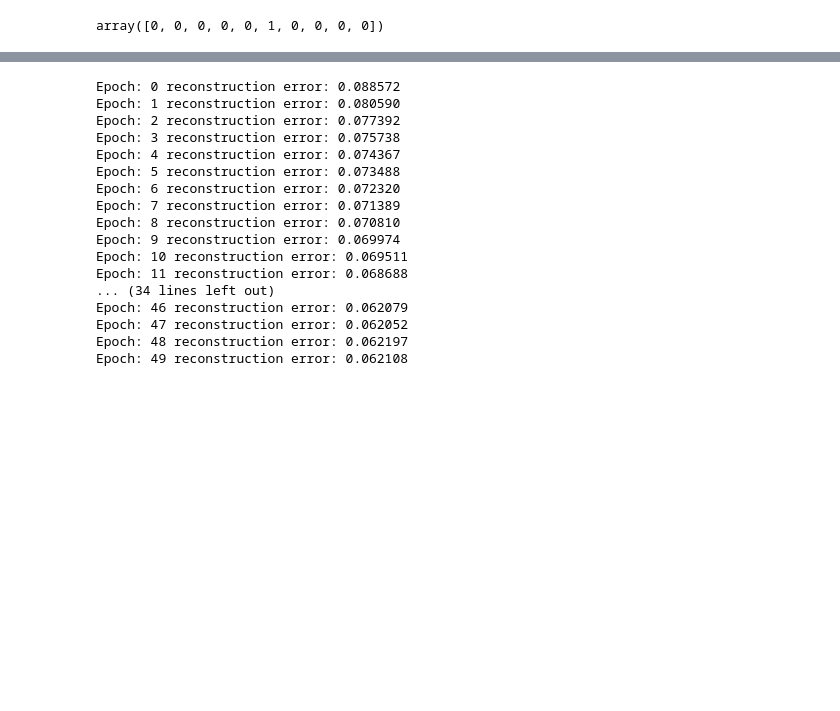
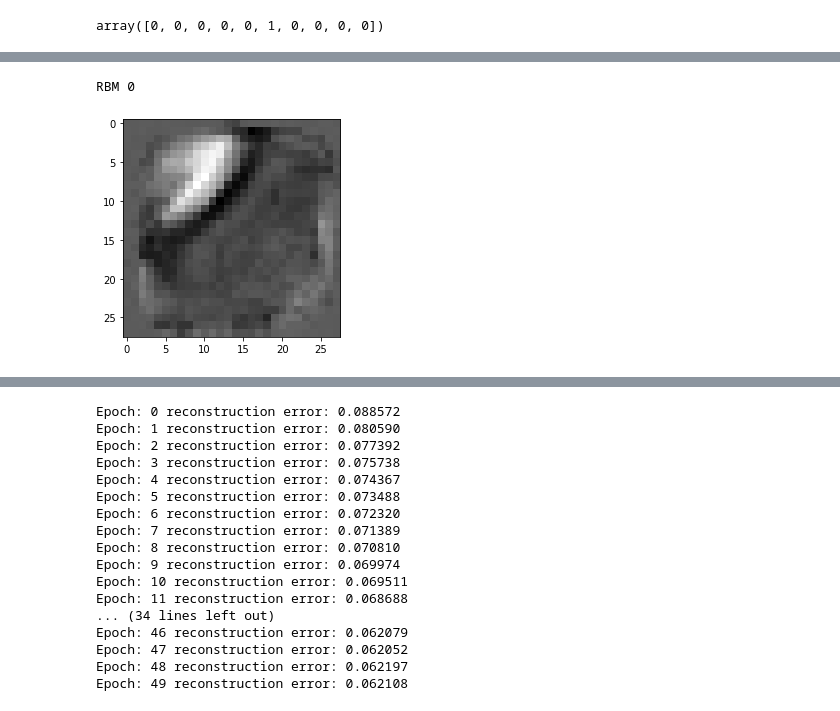
Before and after one commit to ShinyRyo/datascience_unsurpervised_learning, a Jupyter notebook: 11_dbns.ipynb, the cells around one changed output, grey strips where cells are left out. Drawn from its saved outputs; the diff is of its cells as text; code cells hidden in the pictures; blank space fills up the shorter version.

```diff
--- a/11_dbns.ipynb
+++ b/11_dbns.ipynb
@@ -368,0 +464,18 @@ RBM 3
+# %%
+# Examine Feature Detectors
+rbm_shapes = [(28,28),(35,20),(30,20)]
+rbm = rbm_list[0]
+print("RBM",0)
+
+maxw = np.amax(rbm.w.T)
+minw = np.amin(rbm.w.T)
+
+x = rbm.w.T[0] #if i<self._input_size else np.zeros(shape)
+x = (x.reshape(1, -1) - minw)/maxw
+plt.imshow(x.reshape(*rbm_shapes[0]), cmap=mpl.cm.Greys)
+#plt.set_axis_off()
+
+plt.show()
+# %% [output]
+RBM 0
+[figure, added]
```
Also changed, not shown: parts of 23 cells of this notebook.
